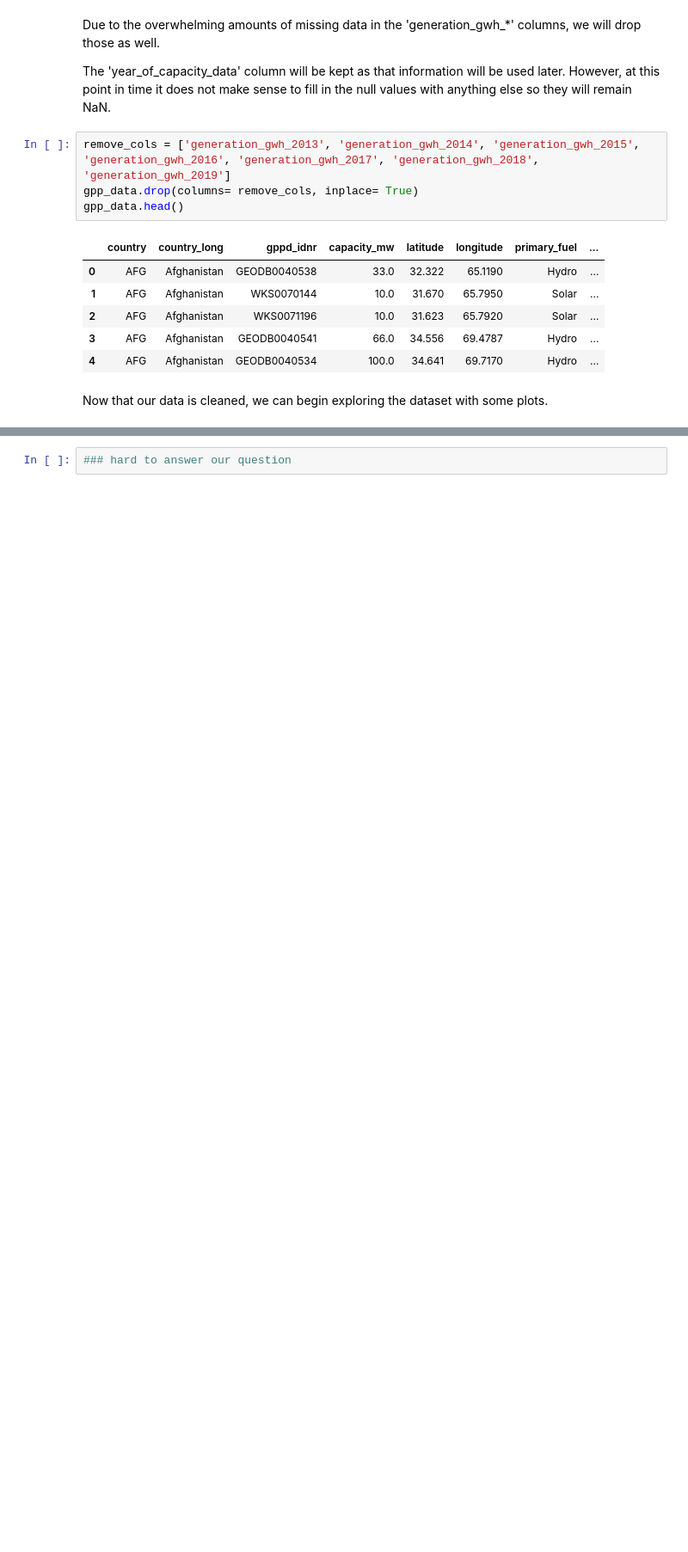
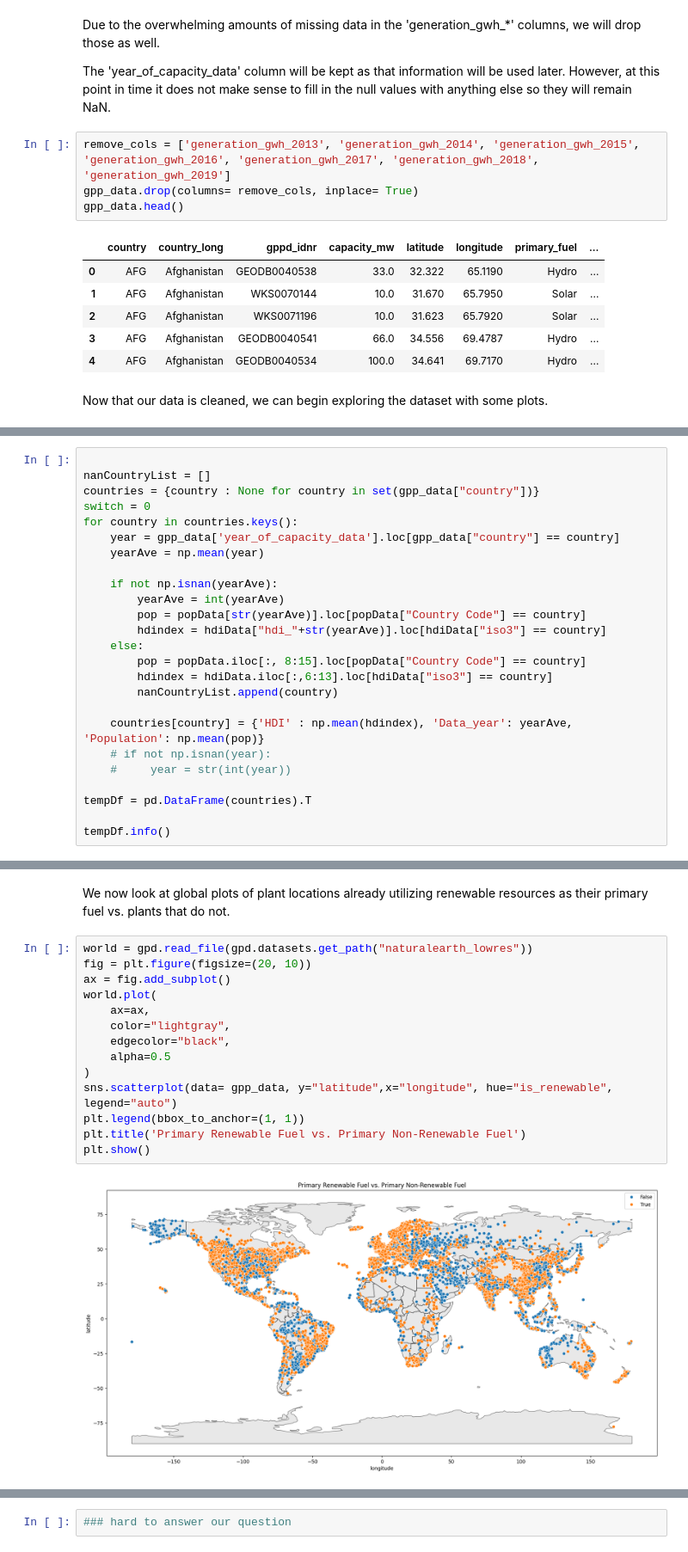
Before and after one commit to jlstjohn/coil_project, a Jupyter notebook: global_power_plant_project/gpp_final.ipynb, the cells around one changed output, grey strips where cells are left out. Shown at 86% size. Cells and saved outputs as stored; diff of their text form; blank space fills up the shorter version.

```diff
--- a/global_power_plant_project/gpp_final.ipynb
+++ b/global_power_plant_project/gpp_final.ipynb
@@ -193,0 +324,25 @@ Now that our data is cleaned, we can begin exploring the dataset with some plots
+# %%
+
+nanCountryList = []
+countries = {country : None for country in set(gpp_data["country"])}
+switch = 0
+for country in countries.keys():
+    year = gpp_data['year_of_capacity_data'].loc[gpp_data["country"] == country]
+    yearAve = np.mean(year)
+
+    if not np.isnan(yearAve):
+        yearAve = int(yearAve)
+        pop = popData[str(yearAve)].loc[popData["Country Code"] == country]
+        hdindex = hdiData["hdi_"+str(yearAve)].loc[hdiData["iso3"] == country]
+    else:
+        pop = popData.iloc[:, 8:15].loc[popData["Country Code"] == country]
+        hdindex = hdiData.iloc[:,6:13].loc[hdiData["iso3"] == country]
+        nanCountryList.append(country)
+
+    countries[country] = {'HDI' : np.mean(hdindex), 'Data_year': yearAve, 'Population': np.mean(pop)}
+    # if not np.isnan(year):
+    #     year = str(int(year))
+
+tempDf = pd.DataFrame(countries).T
+
+tempDf.info()
@@ -193,0 +417,18 @@ Now that our data is cleaned, we can begin exploring the dataset with some plots
+# %% [markdown]
+We now look at global plots of plant locations already utilizing renewable resources as their primary fuel vs. plants that do not.
+# %%
+world = gpd.read_file(gpd.datasets.get_path("naturalearth_lowres"))
+fig = plt.figure(figsize=(20, 10))
+ax = fig.add_subplot()
+world.plot(
+    ax=ax,
+    color="lightgray",
+    edgecolor="black",
+    alpha=0.5
+)
+sns.scatterplot(data= gpp_data, y="latitude",x="longitude", hue="is_renewable", legend="auto")
+plt.legend(bbox_to_anchor=(1, 1))
+plt.title('Primary Renewable Fuel vs. Primary Non-Renewable Fuel')
+plt.show()
+# %% [output]
+[figure, added]
```
Also changed, not shown: parts of 35 cells of this notebook.
